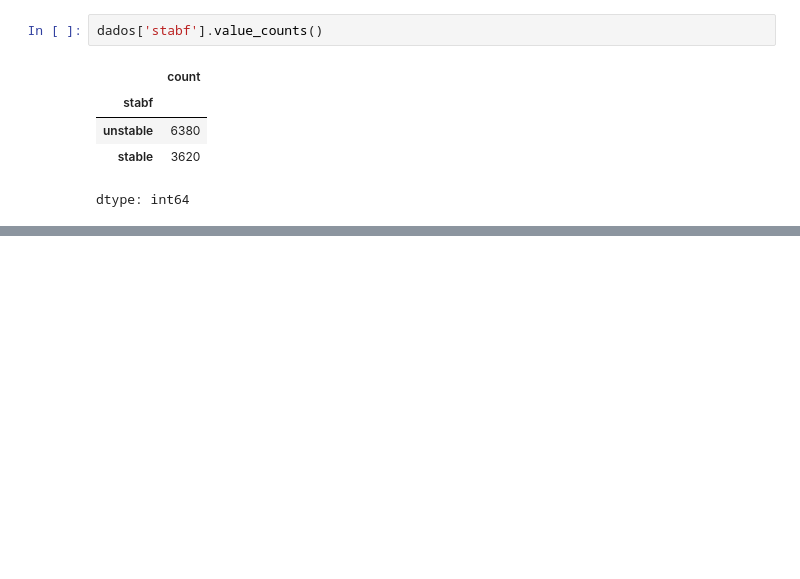
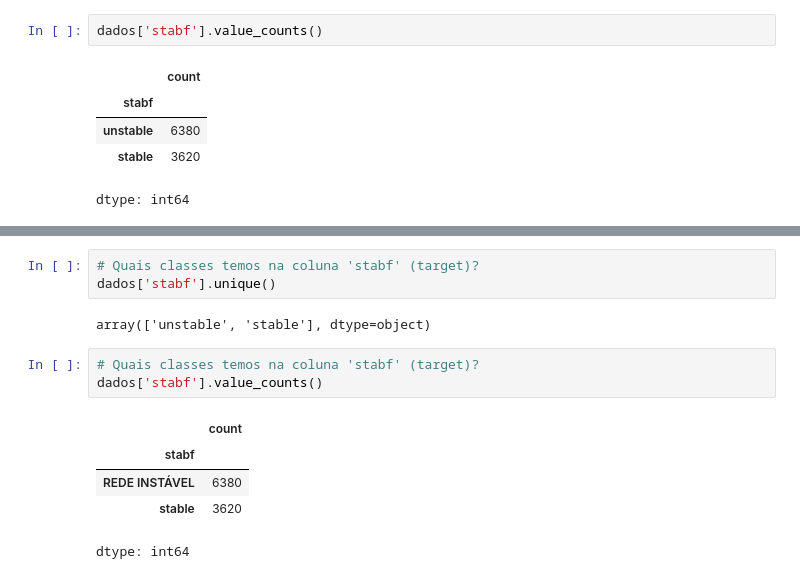
Before and after one commit to rhuanpcarreri-cmyk/GS-Solucoes-em-Energias-Renovaveis-e-Sustentaveis, a Jupyter notebook: Untitled2.ipynb, the cells around one changed output, grey strips where cells are left out. Drawn from its saved outputs; the diff is of its cells as text; blank space fills up the shorter version.

```diff
--- a/Untitled2.ipynb
+++ b/Untitled2.ipynb
@@ -23,0 +102,14 @@ dtype: int64
+# %%
+# Quais classes temos na coluna 'stabf' (target)?
+dados['stabf'].unique()
+# %% [output]
+array(['unstable', 'stable'], dtype=object)
+# %%
+# Quais classes temos na coluna 'stabf' (target)?
+dados['stabf'].value_counts()
+# %% [output]
+|  | count |
+| stabf |  |
+| REDE INSTÁVEL | 6380 |
+| stable | 3620 |
+dtype: int64
```
Also changed, not shown: parts of 15 cells of this notebook.
